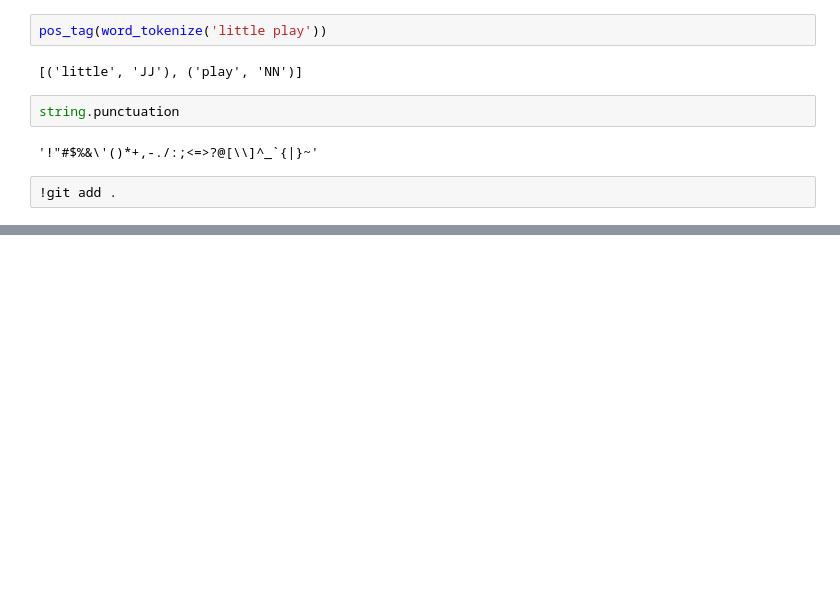
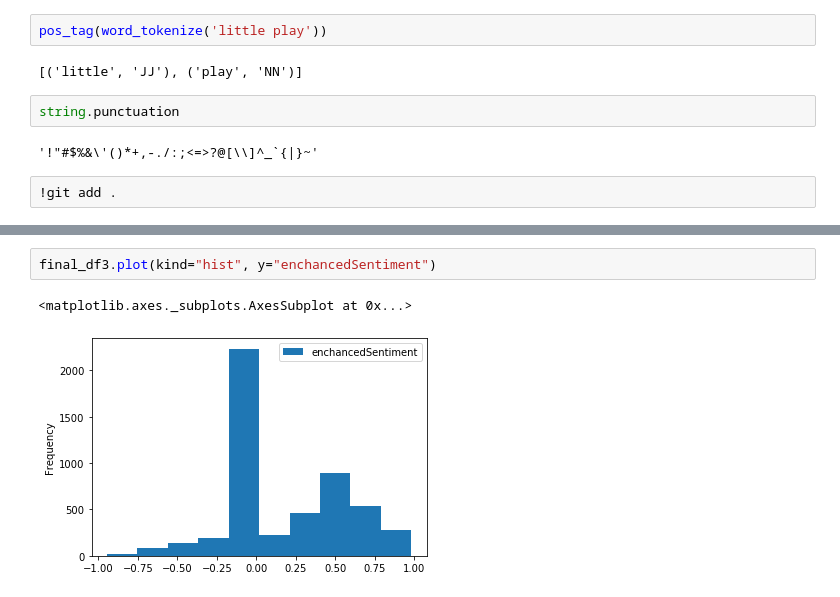
Before and after one commit to dgustave/Retail-Sentiment, a Jupyter notebook: NLP/CommentProcessFlow.ipynb, the cells around one changed output, grey strips where cells are left out. Cells and saved outputs as stored; diff of their text form; blank space fills up the shorter version.

```diff
--- a/NLP/CommentProcessFlow.ipynb
+++ b/NLP/CommentProcessFlow.ipynb
@@ -972,0 +965,5 @@ c982059 Initial commit
+# %%
+final_df3.plot(kind="hist", y="enchancedSentiment")
+# %% [output]
+<matplotlib.axes._subplots.AxesSubplot at 0x...>
+[figure, added]
```
Also changed, not shown: parts of 15 cells of this notebook.
